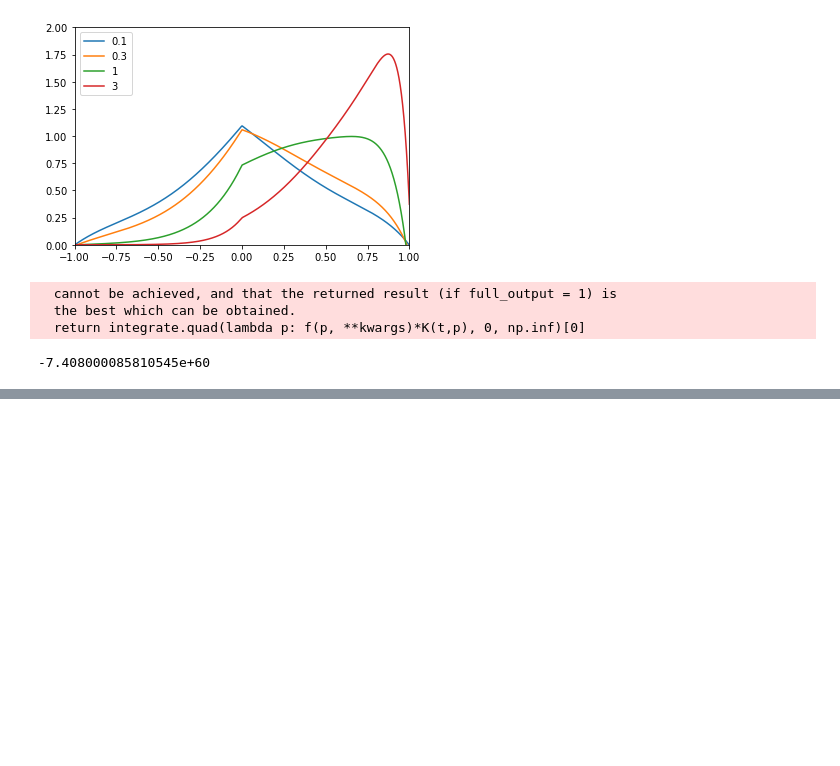
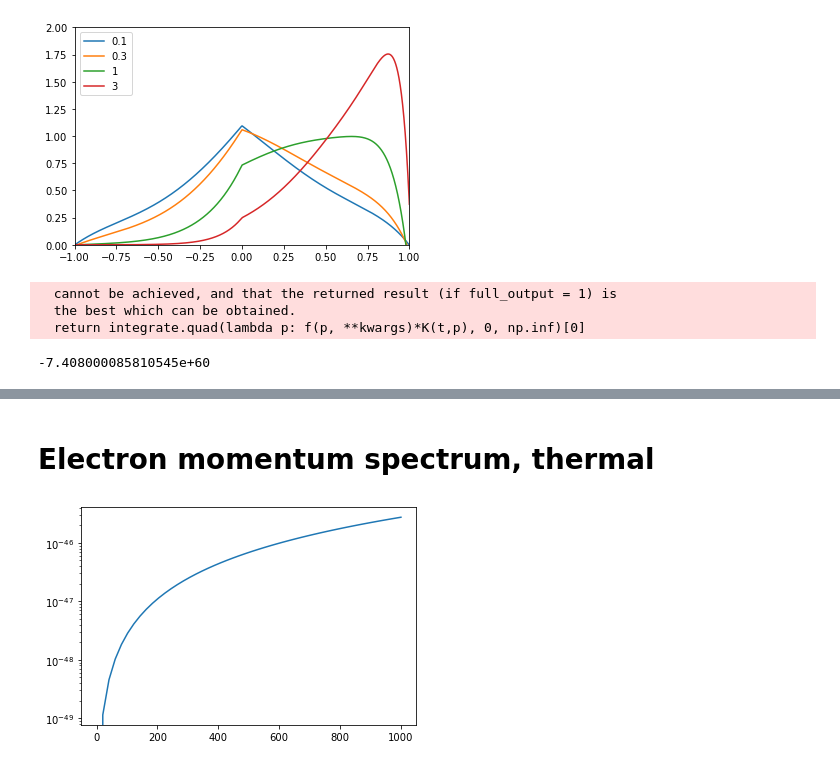
Before and after one commit to MUSTANG-SZ/WITCH, a Jupyter notebook: sup-factor.ipynb, the cells around one changed output, grey strips where cells are left out. Cells and saved outputs as stored; diff of their text form; code cells hidden in the pictures; blank space fills up the shorter version.

```diff
--- a/sup-factor.ipynb
+++ b/sup-factor.ipynb
@@ -46,0 +94,11 @@ K_int(2,f_cr, alpha=2.5, p1=1, p2=10000)
+# %% [markdown]
+# Electron momentum spectrum, thermal
+# %%
+x = np.linspace(0,1e3)
+y = f_th(x, 10000*u.eV)
+
+plt.plot(x,y)
+plt.yscale('log')
+plt.show()
+# %% [output]
+[figure, added]
```
Also changed, not shown: parts of 10 cells of this notebook.
